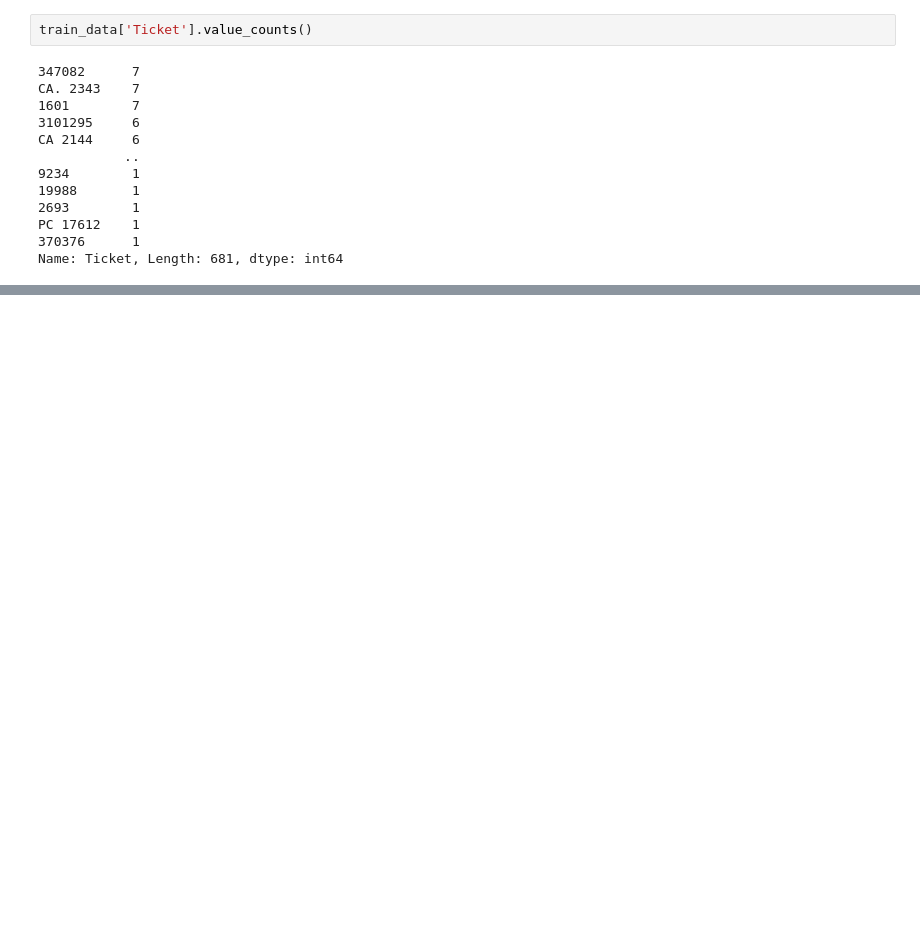
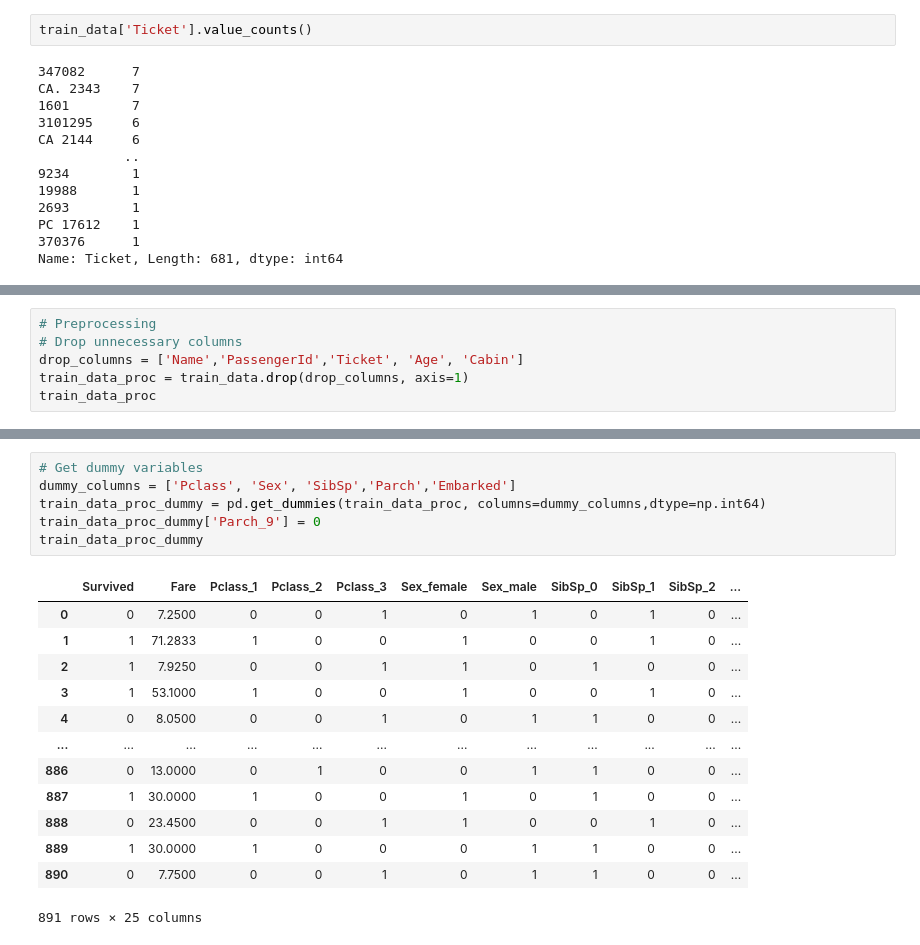
Before and after one commit to JeanMichelBereder/Kaggle, a Jupyter notebook: kaggle-titanic.ipynb, the cells around one changed output, grey strips where cells are left out. Drawn from its saved outputs; the diff is of its cells as text; blank space fills up the shorter version.

```diff
--- a/kaggle-titanic.ipynb
+++ b/kaggle-titanic.ipynb
@@ -132,3 +164,9 @@ sns.pairplot(train_data, hue='Survived')
 # %% [output]
 <seaborn.axisgrid.PairGrid at 0x...>
 [figure]
+# %%
+# Preprocessing
+# Drop unnecessary columns
+drop_columns = ['Name','PassengerId','Ticket', 'Age', 'Cabin']
+train_data_proc = train_data.drop(drop_columns, axis=1)
+train_data_proc
@@ -134,0 +204,20 @@ sns.pairplot(train_data, hue='Survived')
+# %%
+# Get dummy variables
+dummy_columns = ['Pclass', 'Sex', 'SibSp','Parch','Embarked']
+train_data_proc_dummy = pd.get_dummies(train_data_proc, columns=dummy_columns,dtype=np.int64)
+train_data_proc_dummy['Parch_9'] = 0
+train_data_proc_dummy
+# %% [output]
+|  | Survived | Fare | Pclass_1 | Pclass_2 | Pclass_3 | Sex_female | Sex_male | SibSp_0 | SibSp_1 | SibSp_2 | ... |
+| 0 | 0 | 7.2500 | 0 | 0 | 1 | 0 | 1 | 0 | 1 | 0 | ... |
+| 1 | 1 | 71.2833 | 1 | 0 | 0 | 1 | 0 | 0 | 1 | 0 | ... |
+| 2 | 1 | 7.9250 | 0 | 0 | 1 | 1 | 0 | 1 | 0 | 0 | ... |
+| 3 | 1 | 53.1000 | 1 | 0 | 0 | 1 | 0 | 0 | 1 | 0 | ... |
+| 4 | 0 | 8.0500 | 0 | 0 | 1 | 0 | 1 | 1 | 0 | 0 | ... |
+| ... | ... | ... | ... | ... | ... | ... | ... | ... | ... | ... | ... |
+| 886 | 0 | 13.0000 | 0 | 1 | 0 | 0 | 1 | 1 | 0 | 0 | ... |
+| 887 | 1 | 30.0000 | 1 | 0 | 0 | 1 | 0 | 1 | 0 | 0 | ... |
+| 888 | 0 | 23.4500 | 0 | 0 | 1 | 1 | 0 | 0 | 1 | 0 | ... |
+| 889 | 1 | 30.0000 | 1 | 0 | 0 | 0 | 1 | 1 | 0 | 0 | ... |
+| 890 | 0 | 7.7500 | 0 | 0 | 1 | 0 | 1 | 1 | 0 | 0 | ... |
+891 rows × 25 columns
```
Also changed, not shown: parts of 27 cells of this notebook.
